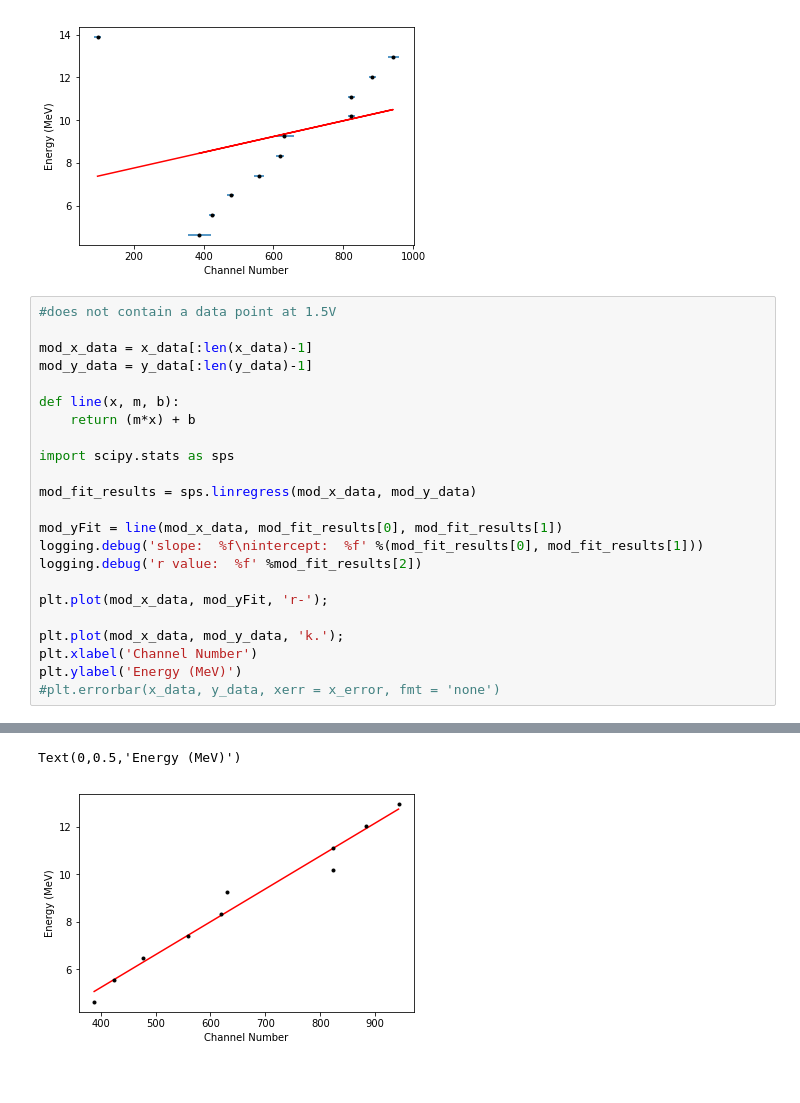
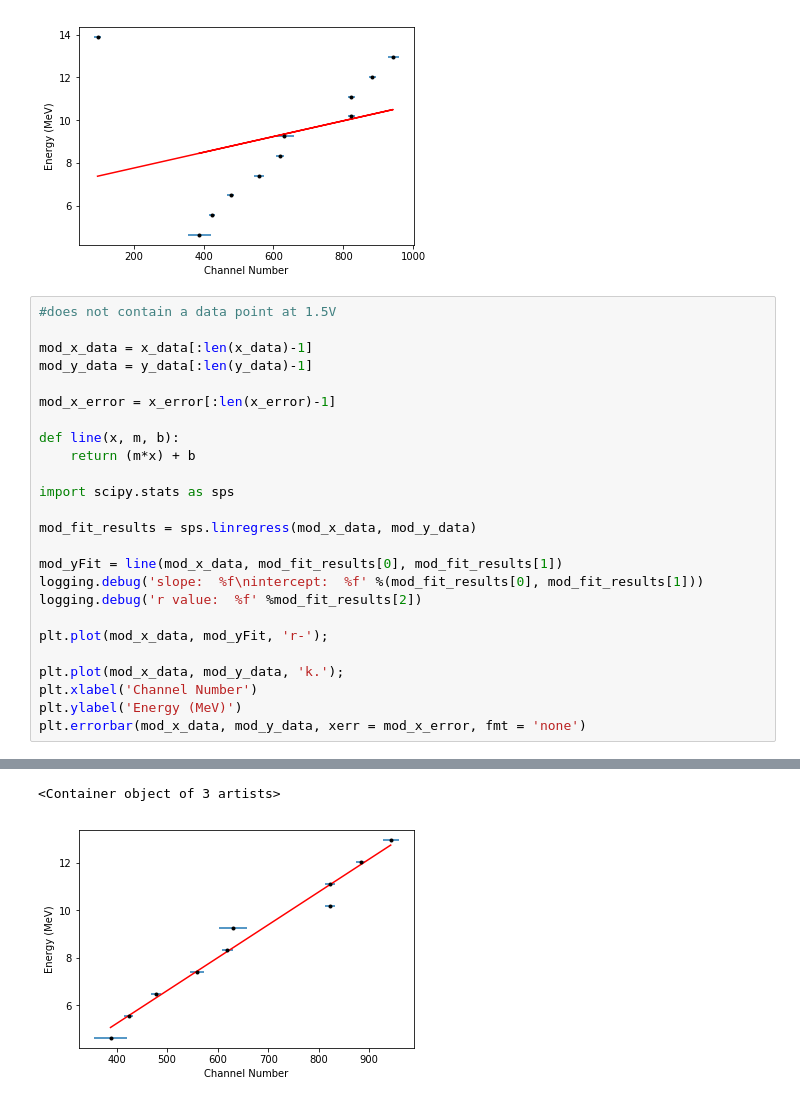
Before and after one commit to nurriol2/phys403, a Jupyter notebook: alpha/calibration/dataFit.ipynb, the cells around one changed output, grey strips where cells are left out. Saved outputs shown, nothing was run; the diff lists cells and outputs as text.

Commit message:
emoved data point for 1.5V outlier in x error

```diff
--- a/alpha/calibration/dataFit.ipynb
+++ b/alpha/calibration/dataFit.ipynb
@@ -236,6 +236,8 @@ plt.errorbar(x_data, y_data, xerr = x_error, fmt = 'none')
 
 mod_x_data = x_data[:len(x_data)-1]
 mod_y_data = y_data[:len(y_data)-1]
+
+mod_x_error = x_error[:len(x_error)-1]
 
 def line(x, m, b):
     return (m*x) + b
@@ -253,5 +255,5 @@ plt.plot(mod_x_data, mod_yFit, 'r-');
 plt.plot(mod_x_data, mod_y_data, 'k.');
 plt.xlabel('Channel Number')
 plt.ylabel('Energy (MeV)')
-#plt.errorbar(x_data, y_data, xerr = x_error, fmt = 'none')
+plt.errorbar(mod_x_data, mod_y_data, xerr = mod_x_error, fmt = 'none')
 # %% [output]
@@ -261,2 +263,2 @@ intercept:  -0.313343
-Text(0,0.5,'Energy (MeV)')
+<Container object of 3 artists>
-[figure, old version]
+[figure, new version]
```
Also changed, not shown: parts of 1 cell of this notebook.
